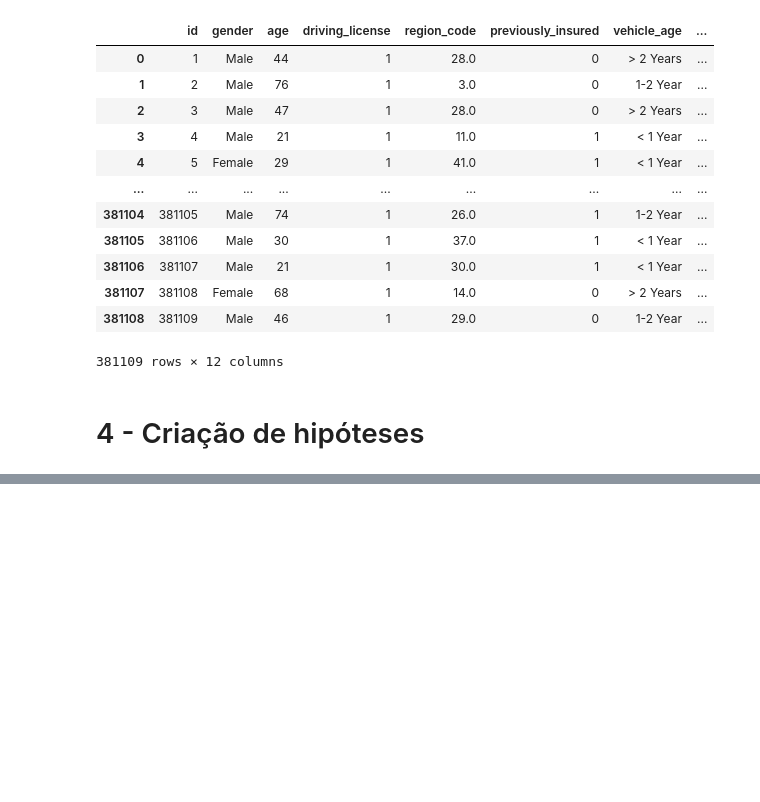
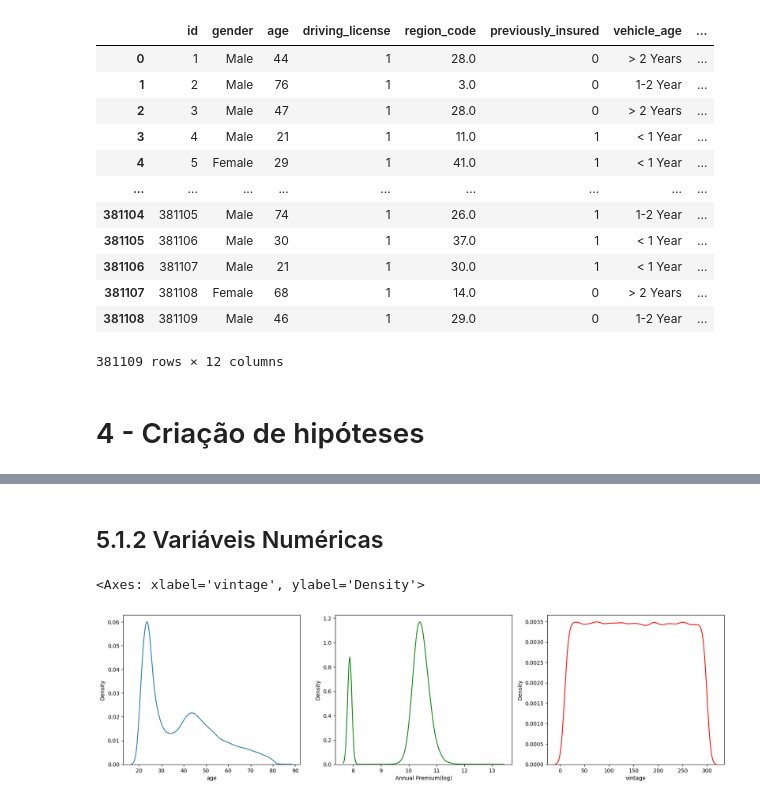
Before and after one commit to RodolfoHelf/insurence_cross_sell, a Jupyter notebook: notebooks/data_analysis.ipynb, the cells around one changed output, grey strips where cells are left out. Drawn from its saved outputs; the diff is of its cells as text; code cells hidden in the pictures; blank space fills up the shorter version.

```diff
--- a/notebooks/data_analysis.ipynb
+++ b/notebooks/data_analysis.ipynb
@@ -201,0 +251,14 @@ df3
+# %% [markdown]
+## 5.1.2 Variáveis Numéricas
+# %%
+plt.figure(figsize=(20,5))
+plt.subplot(1,3,1)
+sns.kdeplot(df5["age"])
+plt.subplot(1,3,2)
+plt.xlabel("Annual Premium(log)")
+sns.kdeplot(np.log(df5["annual_premium"]),color='g')
+plt.subplot(1,3,3)
+sns.kdeplot(df5["vintage"],color='r')
+# %% [output]
+<Axes: xlabel='vintage', ylabel='Density'>
+[figure, added]
```
Also changed, not shown: parts of 38 cells of this notebook.
